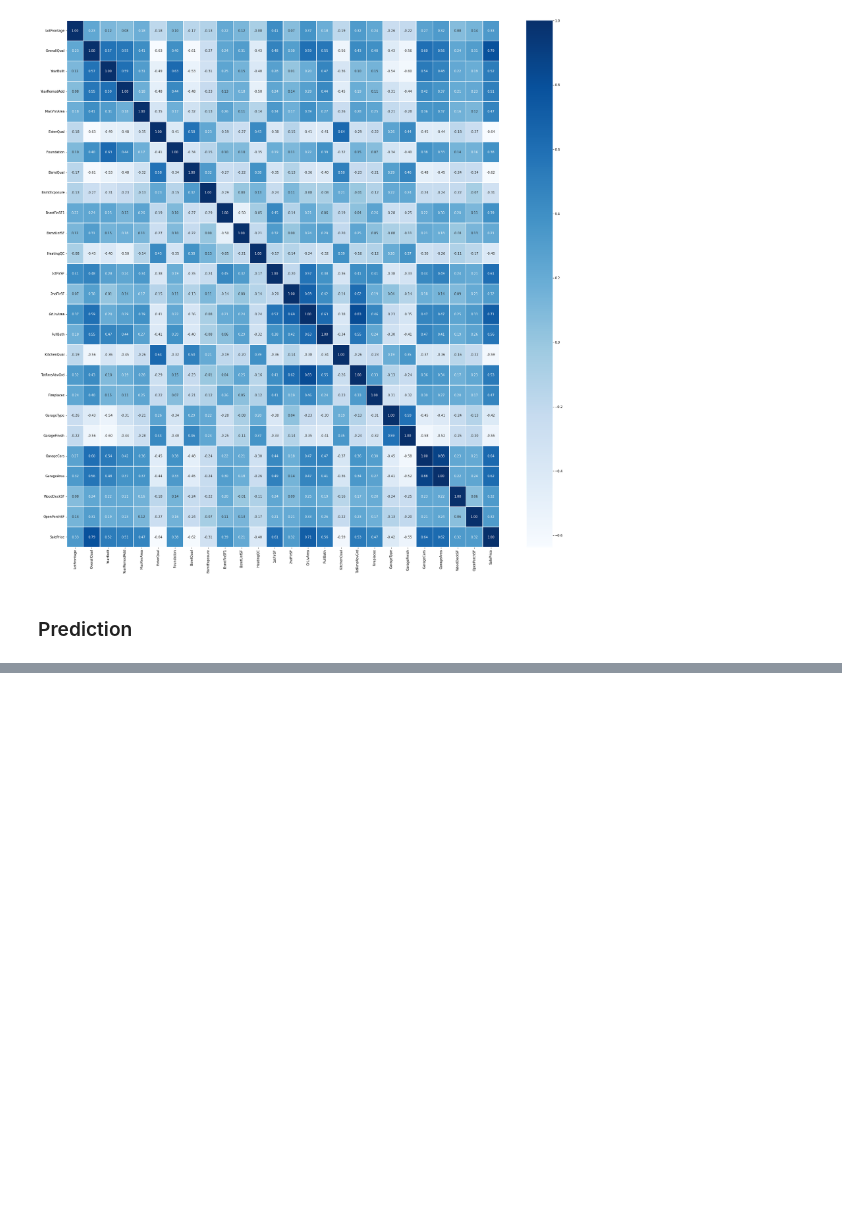
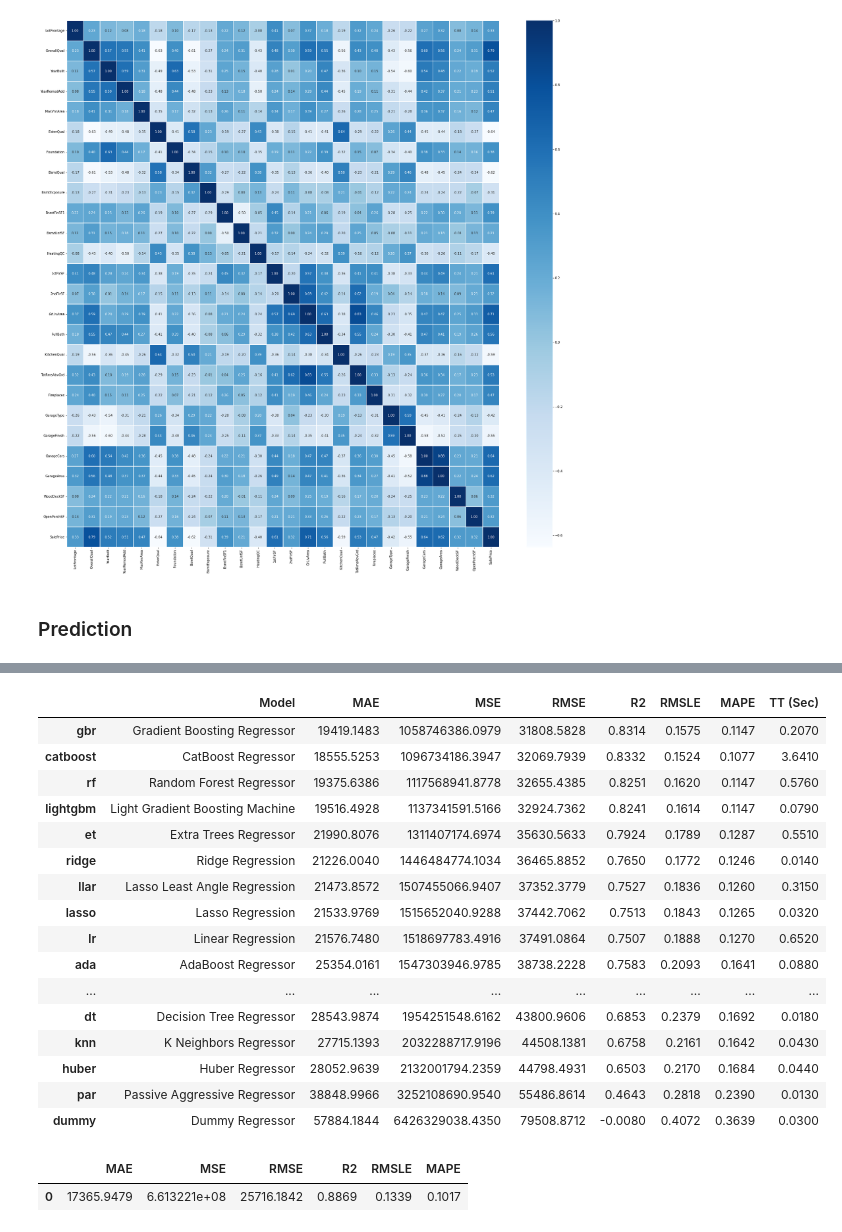
Before and after one commit to psrpsj/houseprice_prediction, a Jupyter notebook: houseprice_prediction.ipynb, the cells around one changed output, grey strips where cells are left out. Cells and saved outputs as stored; diff of their text form; code cells hidden in the pictures; blank space fills up the shorter version.

```diff
--- a/houseprice_prediction.ipynb
+++ b/houseprice_prediction.ipynb
@@ -1113,0 +1080,25 @@ ValueError: 'rmse' is not a valid scoring value. Use sorted(sklearn.metrics.SCOR
+# %%
+auto_ml_result = regression.compare_models(sort="RMSE")
+# %% [output]
+|  | Model | MAE | MSE | RMSE | R2 | RMSLE | MAPE | TT (Sec) |
+| gbr | Gradient Boosting Regressor | 19419.1483 | 1058746386.0979 | 31808.5828 | 0.8314 | 0.1575 | 0.1147 | 0.2070 |
+| catboost | CatBoost Regressor | 18555.5253 | 1096734186.3947 | 32069.7939 | 0.8332 | 0.1524 | 0.1077 | 3.6410 |
+| rf | Random Forest Regressor | 19375.6386 | 1117568941.8778 | 32655.4385 | 0.8251 | 0.1620 | 0.1147 | 0.5760 |
+| lightgbm | Light Gradient Boosting Machine | 19516.4928 | 1137341591.5166 | 32924.7362 | 0.8241 | 0.1614 | 0.1147 | 0.0790 |
+| et | Extra Trees Regressor | 21990.8076 | 1311407174.6974 | 35630.5633 | 0.7924 | 0.1789 | 0.1287 | 0.5510 |
+| ridge | Ridge Regression | 21226.0040 | 1446484774.1034 | 36465.8852 | 0.7650 | 0.1772 | 0.1246 | 0.0140 |
+| llar | Lasso Least Angle Regression | 21473.8572 | 1507455066.9407 | 37352.3779 | 0.7527 | 0.1836 | 0.1260 | 0.3150 |
+| lasso | Lasso Regression | 21533.9769 | 1515652040.9288 | 37442.7062 | 0.7513 | 0.1843 | 0.1265 | 0.0320 |
+| lr | Linear Regression | 21576.7480 | 1518697783.4916 | 37491.0864 | 0.7507 | 0.1888 | 0.1270 | 0.6520 |
+| ada | AdaBoost Regressor | 25354.0161 | 1547303946.9785 | 38738.2228 | 0.7583 | 0.2093 | 0.1641 | 0.0880 |
+| ... | ... | ... | ... | ... | ... | ... | ... | ... |
+| dt | Decision Tree Regressor | 28543.9874 | 1954251548.6162 | 43800.9606 | 0.6853 | 0.2379 | 0.1692 | 0.0180 |
+| knn | K Neighbors Regressor | 27715.1393 | 2032288717.9196 | 44508.1381 | 0.6758 | 0.2161 | 0.1642 | 0.0430 |
+| huber | Huber Regressor | 28052.9639 | 2132001794.2359 | 44798.4931 | 0.6503 | 0.2170 | 0.1684 | 0.0440 |
+| par | Passive Aggressive Regressor | 38848.9966 | 3252108690.9540 | 55486.8614 | 0.4643 | 0.2818 | 0.2390 | 0.0130 |
+| dummy | Dummy Regressor | 57884.1844 | 6426329038.4350 | 79508.8712 | -0.0080 | 0.4072 | 0.3639 | 0.0300 |
+# %%
+gbr = create_model('gbr', cross_validation=False)
+# %% [output]
+|  | MAE | MSE | RMSE | R2 | RMSLE | MAPE |
+| 0 | 17365.9479 | 6.613221e+08 | 25716.1842 | 0.8869 | 0.1339 | 0.1017 |
```
Also changed, not shown: parts of 14 cells of this notebook, 2 other files.
